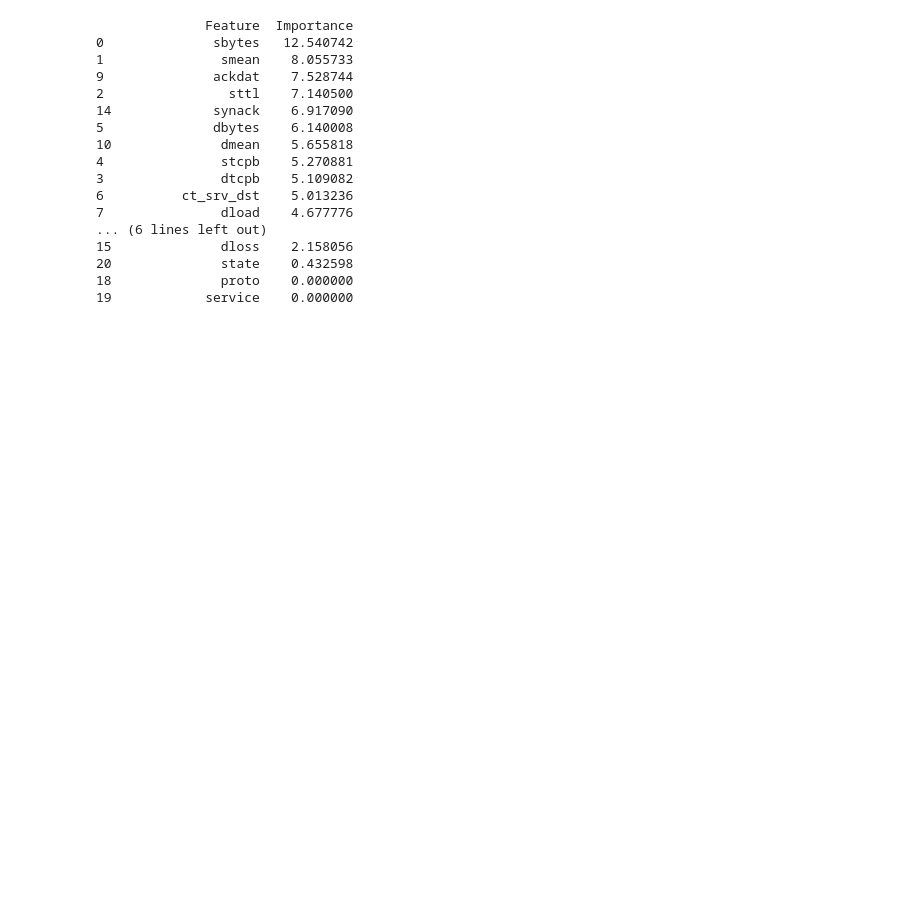
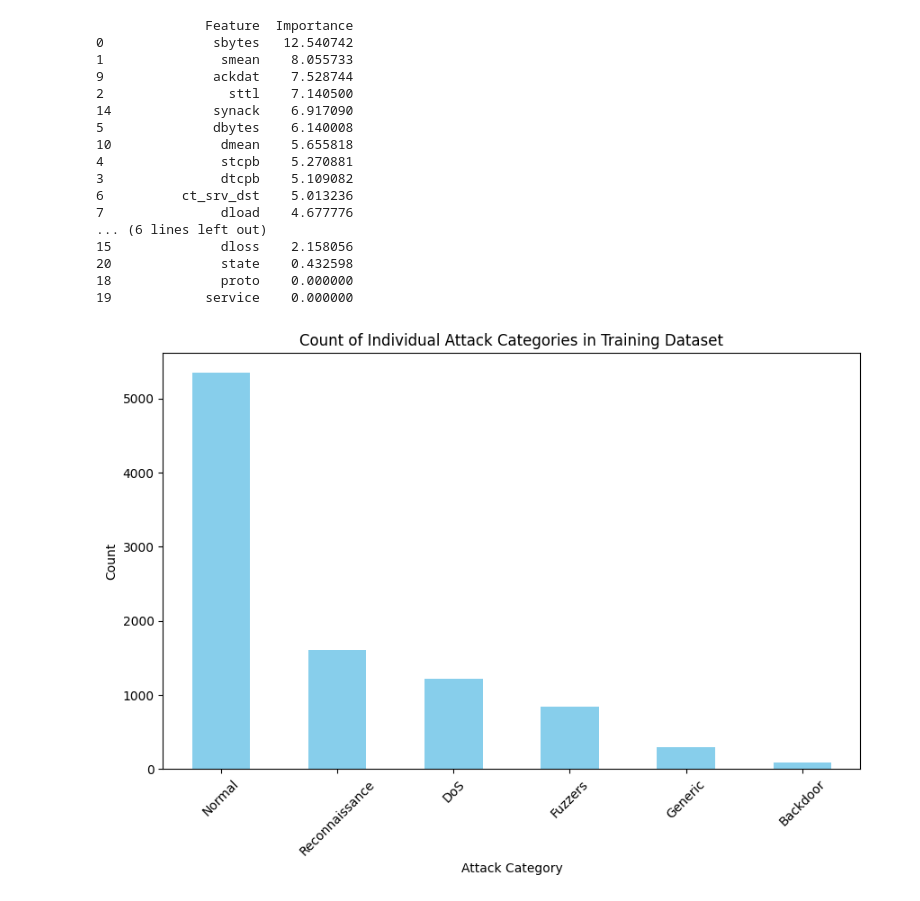
Before and after one commit to Raut-Atharva/NIDPS, a Jupyter notebook: BackEnd/ML/train2.ipynb, the cells around one changed output. Cells and saved outputs as stored; diff of their text form; code cells hidden in the pictures; blank space fills up the shorter version.

```diff
--- a/BackEnd/ML/train2.ipynb
+++ b/BackEnd/ML/train2.ipynb
@@ -108,3 +108,19 @@ print(important_features.sort_values(by="Importance", ascending=False))
 # %%
 import catboost
 model.save_model("catboost_model.cbm")
+# %%
+import matplotlib.pyplot as plt
+
+# Count the occurrences of each attack category
+attack_counts = train_df['attack_cat'].value_counts()
+
+# Plot the counts
+plt.figure(figsize=(10, 6))
+attack_counts.plot(kind='bar', color='skyblue')
+plt.title('Count of Individual Attack Categories in Training Dataset')
+plt.xlabel('Attack Category')
+plt.ylabel('Count')
+plt.xticks(rotation=45)
+plt.show()
+# %% [output]
+[figure, added]
```
Also changed, not shown: parts of 3 cells of this notebook, 7 other files.
